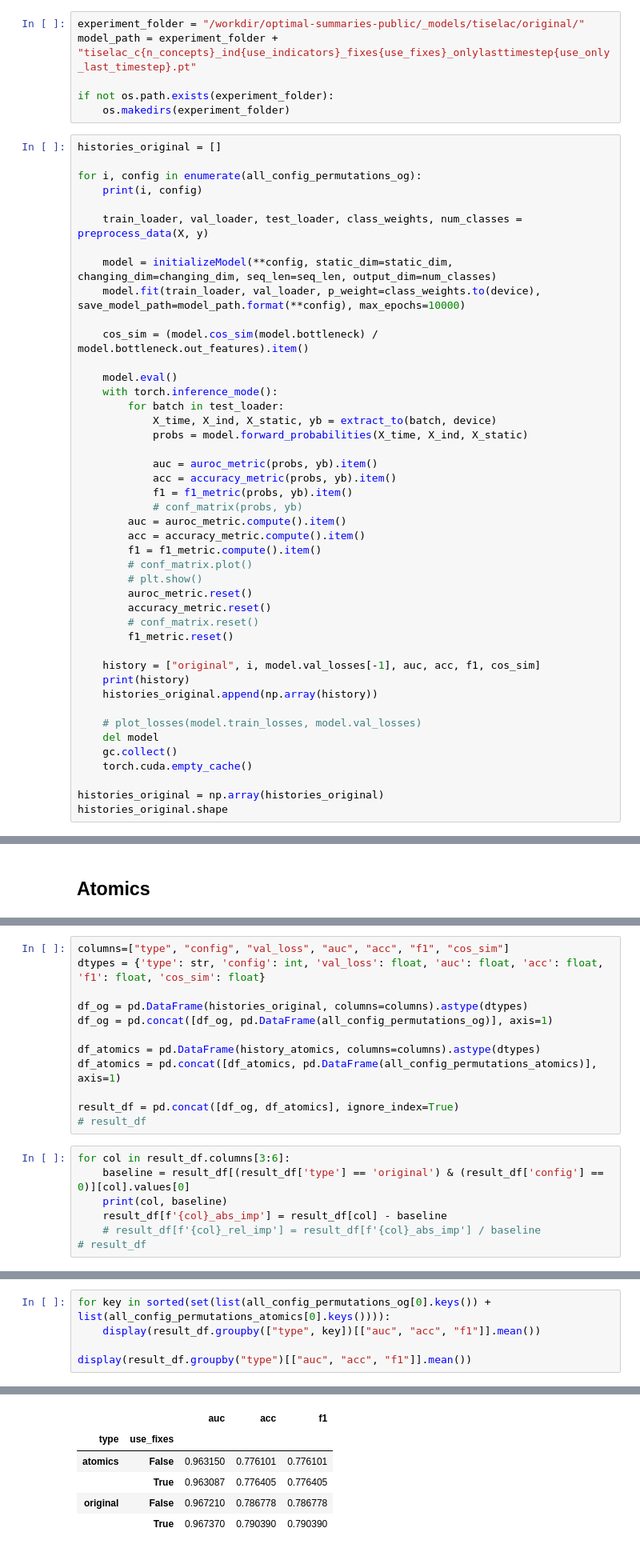
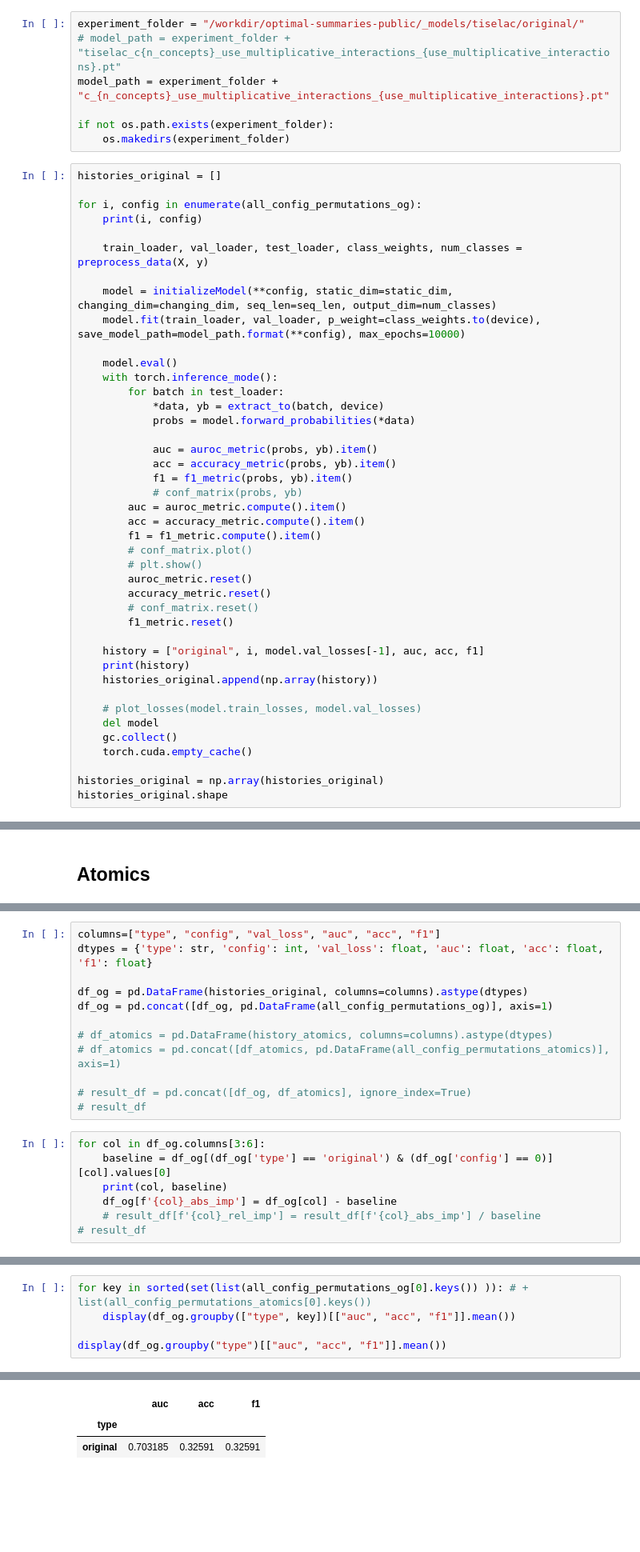
Before and after one commit to KevinArmbruster/optimal-summaries-public, a Jupyter notebook: classification/tiselac ablaition.ipynb, the cells around one changed output, grey strips where cells are left out. Shown: that part at 80% size. Drawn from its saved outputs; the diff is of its cells as text; blank space fills up the shorter version.

```diff
--- a/classification/tiselac ablaition.ipynb
+++ b/classification/tiselac ablaition.ipynb
@@ -276,6 +277,7 @@ print(len(all_config_permutations_og))
 # %%
 experiment_folder = "/workdir/optimal-summaries-public/_models/tiselac/original/"
-model_path = experiment_folder + "tiselac_c{n_concepts}_ind{use_indicators}_fixes{use_fixes}_onlylasttimestep{use_only_last_timestep}.pt"
+# model_path = experiment_folder + "tiselac_c{n_concepts}_use_multiplicative_interactions_{use_multiplicative_interactions}.pt"
+model_path = experiment_folder + "c_{n_concepts}_use_multiplicative_interactions_{use_multiplicative_interactions}.pt"
 
 if not os.path.exists(experiment_folder):
     os.makedirs(experiment_folder)
@@ -290,13 +292,11 @@ for i, config in enumerate(all_config_permutations_og):
     model = initializeModel(**config, static_dim=static_dim, changing_dim=changing_dim, seq_len=seq_len, output_dim=num_classes)
     model.fit(train_loader, val_loader, p_weight=class_weights.to(device), save_model_path=model_path.format(**config), max_epochs=10000)
 
-    cos_sim = (model.cos_sim(model.bottleneck) / model.bottleneck.out_features).item()
-
     model.eval()
     with torch.inference_mode():
         for batch in test_loader:
-            X_time, X_ind, X_static, yb = extract_to(batch, device)
-            probs = model.forward_probabilities(X_time, X_ind, X_static)
+            *data, yb = extract_to(batch, device)
+            probs = model.forward_probabilities(*data)
 
             auc = auroc_metric(probs, yb).item()
             acc = accuracy_metric(probs, yb).item()
@@ -312,7 +312,7 @@ for i, config in enumerate(all_config_permutations_og):
         # conf_matrix.reset()
         f1_metric.reset()
 
-    history = ["original", i, model.val_losses[-1], auc, acc, f1, cos_sim]
+    history = ["original", i, model.val_losses[-1], auc, acc, f1]
     print(history)
     histories_original.append(np.array(history))
 
@@ -436,22 +450,22 @@ Loaded model from /workdir/optimal-summaries-public/_models/tiselac/atomics/tise
 11 {'n_atomics': 10, 'n_concepts': 20, 'use_indicators': True, 'use_fixes': True, 'use_summaries_for_atomics': False}
 ... (22 outputs left out)
 # %%
-columns=["type", "config", "val_loss", "auc", "acc", "f1", "cos_sim"]
-dtypes = {'type': str, 'config': int, 'val_loss': float, 'auc': float, 'acc': float, 'f1': float, 'cos_sim': float}
+columns=["type", "config", "val_loss", "auc", "acc", "f1"]
+dtypes = {'type': str, 'config': int, 'val_loss': float, 'auc': float, 'acc': float, 'f1': float}
 
 df_og = pd.DataFrame(histories_original, columns=columns).astype(dtypes)
 df_og = pd.concat([df_og, pd.DataFrame(all_config_permutations_og)], axis=1)
 
-df_atomics = pd.DataFrame(history_atomics, columns=columns).astype(dtypes)
-df_atomics = pd.concat([df_atomics, pd.DataFrame(all_config_permutations_atomics)], axis=1)
+# df_atomics = pd.DataFrame(history_atomics, columns=columns).astype(dtypes)
+# df_atomics = pd.concat([df_atomics, pd.DataFrame(all_config_permutations_atomics)], axis=1)
 
-result_df = pd.concat([df_og, df_atomics], ignore_index=True)
+# result_df = pd.concat([df_og, df_atomics], ignore_index=True)
 # result_df
 # %%
-for col in result_df.columns[3:6]:
-    baseline = result_df[(result_df['type'] == 'original') & (result_df['config'] == 0)][col].values[0]
+for col in df_og.columns[3:6]:
+    baseline = df_og[(df_og['type'] == 'original') & (df_og['config'] == 0)][col].values[0]
     print(col, baseline)
-    result_df[f'{col}_abs_imp'] = result_df[col] - baseline
+    df_og[f'{col}_abs_imp'] = df_og[col] - baseline
     # result_df[f'{col}_rel_imp'] = result_df[f'{col}_abs_imp'] / baseline
 # result_df
 # %% [output]
@@ -484,7 +488,7 @@ result_df.sort_values(by='acc', ascending=False)
 # %%
-for key in sorted(set(list(all_config_permutations_og[0].keys()) + list(all_config_permutations_atomics[0].keys()))):
-    display(result_df.groupby(["type", key])[["auc", "acc", "f1"]].mean())
+for key in sorted(set(list(all_config_permutations_og[0].keys()) )): # + list(all_config_permutations_atomics[0].keys())
+    display(df_og.groupby(["type", key])[["auc", "acc", "f1"]].mean())
 
-display(result_df.groupby("type")[["auc", "acc", "f1"]].mean())
+display(df_og.groupby("type")[["auc", "acc", "f1"]].mean())
 # %% [output]
 |  |  | auc | acc | f1 |
@@ -500,6 +503,3 @@ display(result_df.groupby("type")[["auc", "acc", "f1"]].mean())
-|  |  | auc | acc | f1 |
-| type | use_fixes |  |  |  |
-| atomics | False | 0.963150 | 0.776101 | 0.776101 |
-|  | True | 0.963087 | 0.776405 | 0.776405 |
-| original | False | 0.967210 | 0.786778 | 0.786778 |
-|  | True | 0.967370 | 0.790390 | 0.790390 |
+|  | auc | acc | f1 |
+| type |  |  |  |
+| original | 0.703185 | 0.32591 | 0.32591 |
```
Also changed, not shown: parts of 10 cells of this notebook, 6 other files.
